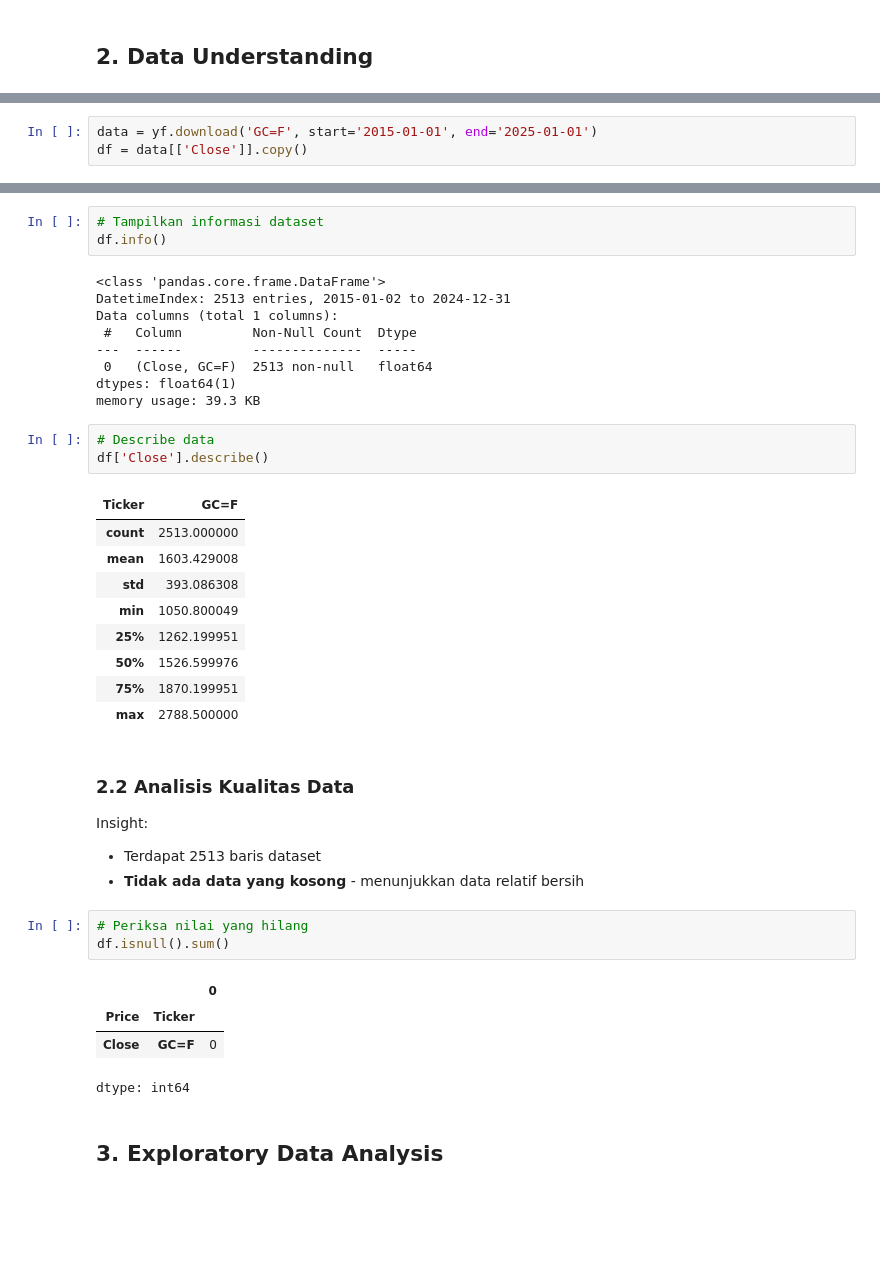
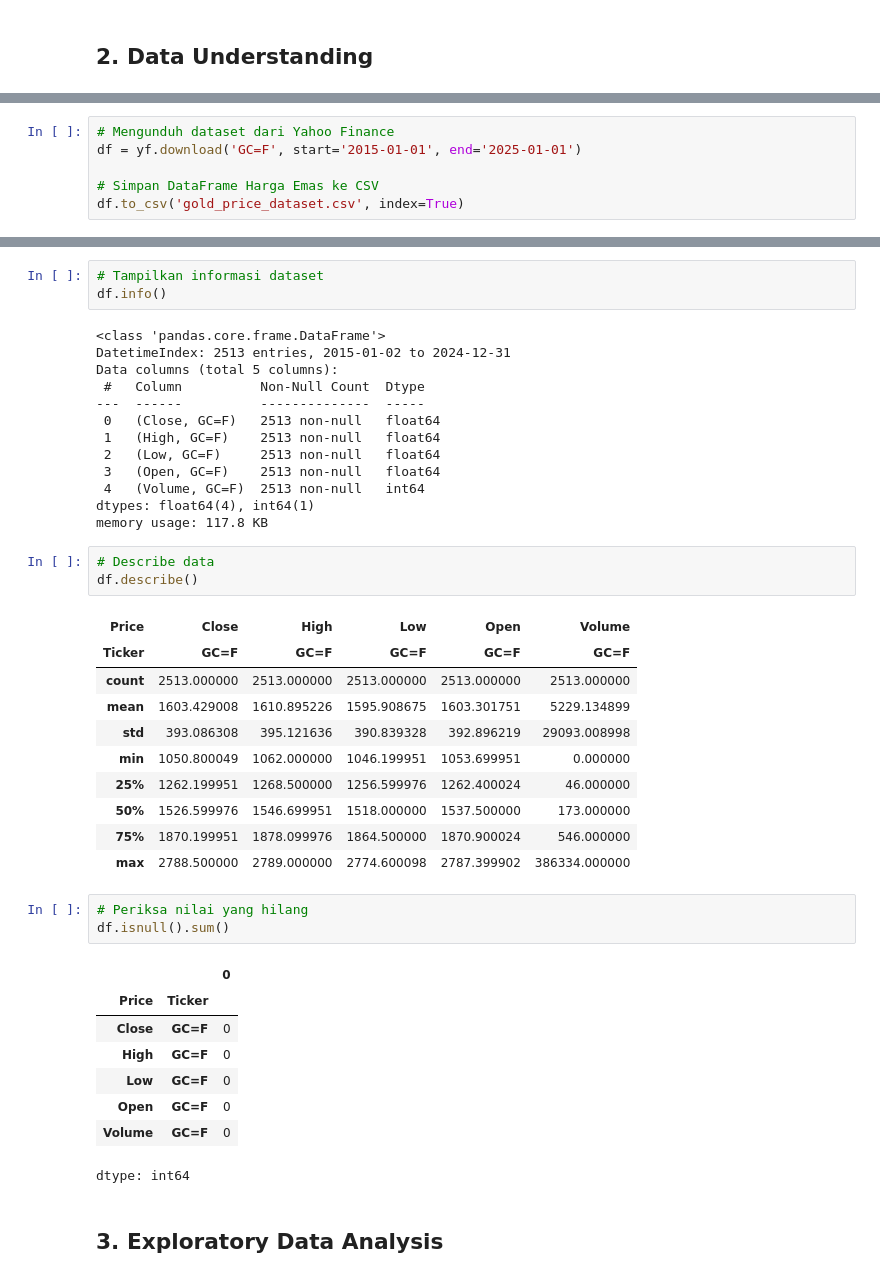
Before and after one commit to johanadis/Predictive_Analytics_MLT1, a Jupyter notebook: prediksi_harga_emas.ipynb, the cells around one changed output, grey strips where cells are left out. Cells and saved outputs as stored; diff of their text form; blank space fills up the shorter version.

```diff
--- a/prediksi_harga_emas.ipynb
+++ b/prediksi_harga_emas.ipynb
@@ -38,4 +38,7 @@ Tujuan: Memahami struktur dataset dan mengidentifikasi masalah data awal.
 # %%
-data = yf.download('GC=F', start='2015-01-01', end='2025-01-01')
-df = data[['Close']].copy()
+# Mengunduh dataset dari Yahoo Finance
+df = yf.download('GC=F', start='2015-01-01', end='2025-01-01')
+
+# Simpan DataFrame Harga Emas ke CSV
+df.to_csv('gold_price_dataset.csv', index=True)
 # %% [output]
@@ -66,30 +75,30 @@ df.info()
 # %% [output]
 <class 'pandas.core.frame.DataFrame'>
 DatetimeIndex: 2513 entries, 2015-01-02 to 2024-12-31
-Data columns (total 1 columns):
- #   Column         Non-Null Count  Dtype
----  ------         --------------  -----
- 0   (Close, GC=F)  2513 non-null   float64
-dtypes: float64(1)
-memory usage: 39.3 KB
+Data columns (total 5 columns):
+ #   Column          Non-Null Count  Dtype
+---  ------          --------------  -----
+ 0   (Close, GC=F)   2513 non-null   float64
+ 1   (High, GC=F)    2513 non-null   float64
+ 2   (Low, GC=F)     2513 non-null   float64
+ 3   (Open, GC=F)    2513 non-null   float64
+ 4   (Volume, GC=F)  2513 non-null   int64
+dtypes: float64(4), int64(1)
+memory usage: 117.8 KB
 # %%
 # Describe data
-df['Close'].describe()
+df.describe()
 # %% [output]
-| Ticker | GC=F |
-| count | 2513.000000 |
-| mean | 1603.429008 |
-| std | 393.086308 |
-| min | 1050.800049 |
-| 25% | 1262.199951 |
-| 50% | 1526.599976 |
-| 75% | 1870.199951 |
-| max | 2788.500000 |
+| Price | Close | High | Low | Open | Volume |
+| Ticker | GC=F | GC=F | GC=F | GC=F | GC=F |
+| count | 2513.000000 | 2513.000000 | 2513.000000 | 2513.000000 | 2513.000000 |
+| mean | 1603.429008 | 1610.895226 | 1595.908675 | 1603.301751 | 5229.134899 |
+| std | 393.086308 | 395.121636 | 390.839328 | 392.896219 | 29093.008998 |
+| min | 1050.800049 | 1062.000000 | 1046.199951 | 1053.699951 | 0.000000 |
+| 25% | 1262.199951 | 1268.500000 | 1256.599976 | 1262.400024 | 46.000000 |
+| 50% | 1526.599976 | 1546.699951 | 1518.000000 | 1537.500000 | 173.000000 |
+| 75% | 1870.199951 | 1878.099976 | 1864.500000 | 1870.900024 | 546.000000 |
+| max | 2788.500000 | 2789.000000 | 2774.600098 | 2787.399902 | 386334.000000 |
-# %% [markdown]
-### **2.2 Analisis Kualitas Data**
-Insight:
-- Terdapat 2513 baris dataset
-- **Tidak ada data yang kosong** - menunjukkan data relatif bersih
 # %%
 # Periksa nilai yang hilang
 df.isnull().sum()
@@ -97,6 +106,10 @@ df.isnull().sum()
 |  |  | 0 |
 | Price | Ticker |  |
 | Close | GC=F | 0 |
+| High | GC=F | 0 |
+| Low | GC=F | 0 |
+| Open | GC=F | 0 |
+| Volume | GC=F | 0 |
 dtype: int64
 # %% [markdown]
 ## **3. Exploratory Data Analysis**
```
Also changed, not shown: parts of 18 cells of this notebook, 3 other files.
